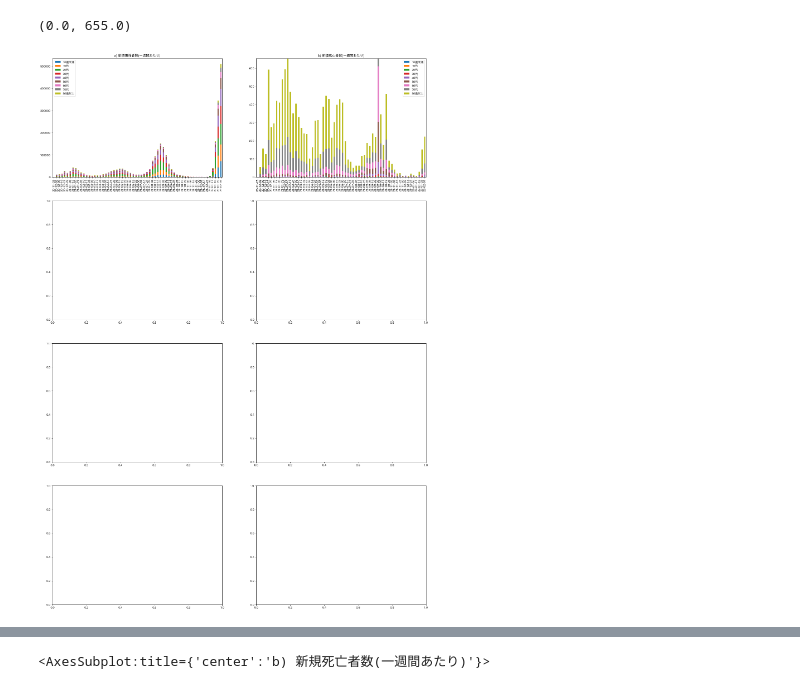
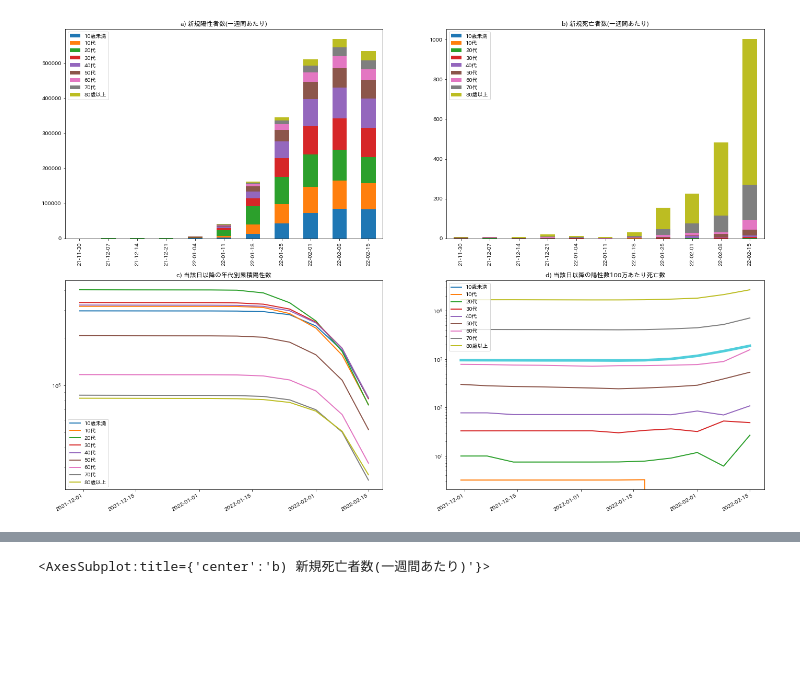
Before and after one commit to nagae/CoVid-19, a Jupyter notebook: check-plot-japan_cases_fatality_rate_since_by_age.ipynb, the cells around one changed output, grey strips where cells are left out. Saved outputs shown, nothing was run; the diff lists cells and outputs as text; code cells hidden in the pictures; blank space fills up the shorter version.

Commit message:
CFR_since_211130

```diff
--- a/check-plot-japan_cases_fatality_rate_since_by_age.ipynb
+++ b/check-plot-japan_cases_fatality_rate_since_by_age.ipynb
@@ -29,0 +30,14 @@ plt.show()
+# %%
+start_date = "2021-11-30"
+fig, ax = plt.subplots(1,3,figsize=(12*3,8))
+nc.loc[start_date:,:"80歳以上"].plot(ax=ax[0])
+nd.loc[start_date:,:"80歳以上"].plot(ax=ax[1])
+(nd.loc[start_date:,:"80歳以上"]/nc.loc[start_date:,:"80歳以上"]*1e6).plot(ax=ax[2])
+ax[0].set_yscale('log')
+ax[0].set_title("当該日以降の累積陽性数")
+ax[1].set_yscale('log')
+ax[1].set_title("当該日以降の累積死亡数")
+ax[1].legend(loc='upper left')
+ax[2].set_yscale('log')
+ax[2].legend(loc='upper left')
+ax[2].set_title("当該日以降の陽性数100万人あたり累積死亡数")
@@ -30,18 +62,29 @@ plt.show()
 # %%
-fig, ax = plt.subplots(4,2,figsize=(12*2,9*4))
-ax0, ax1, ax2, ax3, ax4, ax5, ax6, ax7 = ax[0,0], ax[0,1], ax[1,0], ax[1,1], ax[2,0], ax[2,1], ax[3,0], ax[3,1]
+fig, ax = plt.subplots(2,2,figsize=(12*2,9*2))
+ax0, ax1, ax2, ax3 = ax.reshape(1,4)[0]
 # 1行目
-df["陽性者数"].loc[:,:"80歳以上"].diff().plot(kind='bar', stacked="True",ax=ax0)
-ax0.set_xticklabels(df.index.strftime("%y-%m-%d").to_list())
+df["陽性者数"].loc[start_date:,:"80歳以上"].diff().plot(kind='bar', stacked="True",ax=ax0)
+ax0.set_xticklabels(df.loc[start_date:].index.strftime("%y-%m-%d").to_list())
 ax0.set_title("a) 新規陽性者数(一週間あたり)")
 df1 = df["死亡者数"].diff()
-bar1 = df1.loc[:,:"80歳以上"].plot(kind='bar', stacked="True", ax=ax1)
-
-ax1.set_xticklabels(df.index.strftime("%y-%m-%d").to_list())
+bar1 = df1.loc[start_date:,:"80歳以上"].plot(kind='bar', stacked="True", ax=ax1)
+ax1.set_xticklabels(df.loc[start_date:].index.strftime("%y-%m-%d").to_list())
 ax1.set_title("b) 新規死亡者数(一週間あたり)")
-ylim1 = df1[df1.index!=dt.datetime(2021,9,28)]["合計"].max()
+#ylim1 = df1[df1.index!=dt.datetime(2021,9,28)]["合計"].max()
 #df1[df1.index==dt.datetime(2021,9,28)]["合計"].plot(kind='bar', x=dt.datetime(2021,9,28),color='r', ax=ax1)
-ax1.set_ylim((0,ylim1))
+ax1.set_ylim((0,ax1.get_ylim()[1]))
+ax2.set_title("c) 当該日以降の年代別累積陽性数")
+ax2.set_yscale('log')
+ax2.legend('lower left')
+nc.loc[start_date:,:"80歳以上"].plot(ax=ax2, lw=2)
+ax3.set_title("d) 当該日以降の陽性数100万あたり死亡数")
+ax3.set_yscale('log')
+ax3.legend('lower left')
+(nd.loc[start_date:,:"80歳以上"]/nc.loc[start_date:,:"80歳以上"]*1e6).plot(ax=ax3, lw=2)
+(nd/nc*1e6).loc[start_date:,"合計"].plot(ax=ax3, lw=5, alpha=0.75, label="全体")
+plt.savefig('fig/CoVid19-Japan-CFR_since_211130.png', bbox_inches="tight")
+plt.show()
+#ax2.set_xticks(nc.loc[start_date:].index)
+#ax2.set_xticklabels(nc.loc[start_date:].index.strftime("%y-%m-%d").to_list())
 # %% [output]
-(0.0, 655.0)
-[figure, old version]
+[figure, new version]
```
Also changed, not shown: parts of 4 cells of this notebook, 4 other files.
